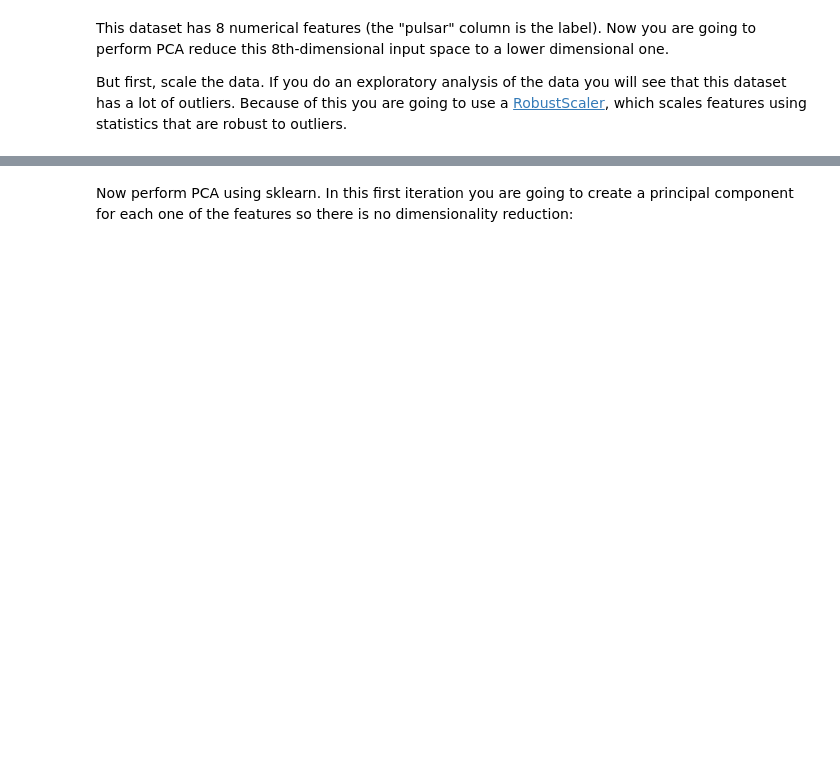
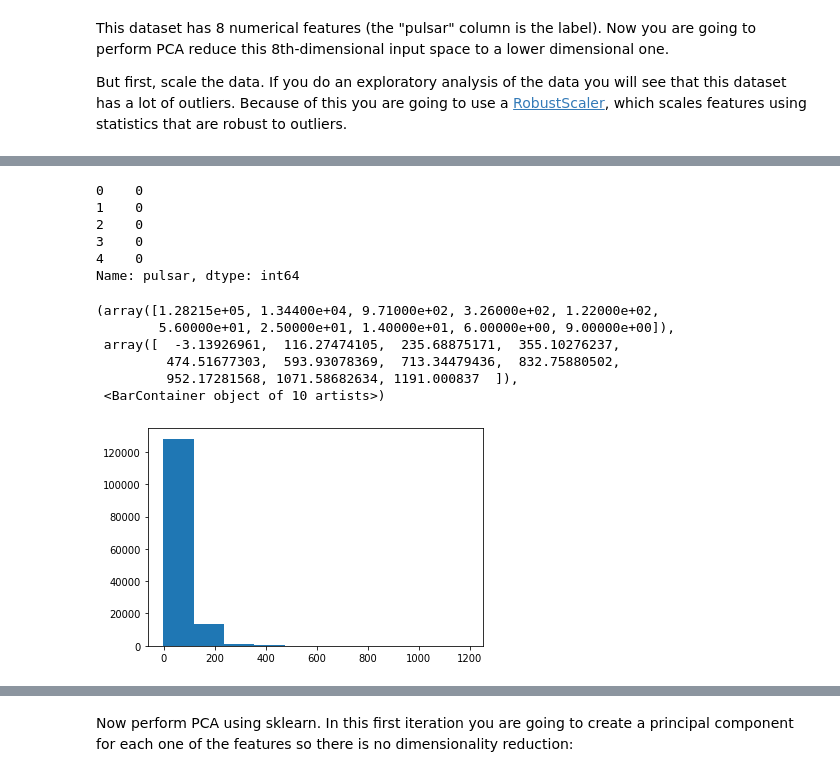
Before and after one commit to zhulingchen/Machine-Learning-Engineering-for-Production-MLOps-Specialization, a Jupyter notebook: Machine Learning Modeling Pipelines in Production/C3W2-Lab/C3_W2_Lab_2_Algorithmic_Dimensionality.ipynb, the cells around one changed output, grey strips where cells are left out. Cells and saved outputs as stored; diff of their text form; code cells hidden in the pictures; blank space fills up the shorter version.

```diff
--- a/Machine Learning Modeling Pipelines in Production/C3W2-Lab/C3_W2_Lab_2_Algorithmic_Dimensionality.ipynb
+++ b/Machine Learning Modeling Pipelines in Production/C3W2-Lab/C3_W2_Lab_2_Algorithmic_Dimensionality.ipynb
@@ -26,7 +27,13 @@ In the lecture you saw PCA applied to the Iris dataset. This dataset has been us
 Begin by downloading the dataset:
 # %%
 # Download zip file
-!wget https://archive.ics.uci.edu/ml/machine-learning-databases/00372/HTRU2.zip
+!curl https://archive.ics.uci.edu/ml/machine-learning-databases/00372/HTRU2.zip -o HTRU2.zip
 
 # Unzip it
-!unzip HTRU2.zip
+data_folder = os.path.join('.', 'data')
+import zipfile
+with zipfile.ZipFile('HTRU2.zip', 'r') as zip_ref:
+    zip_ref.extractall(data_folder)
+
+# Delete the downloaded zip file
+os.remove('HTRU2.zip')
@@ -34,9 +54,9 @@ Begin by downloading the dataset:
 Load the data into a dataframe for easier inspection:
 # %%
 # Load data into a pandas dataframe
-data = pd.read_csv("HTRU_2.csv", names=['mean_ip', 'sd_ip', 'ec_ip',
-                                        'sw_ip', 'mean_dm', 'sd_dm',
-                                        'ec_dm', 'sw_dm', 'pulsar'])
+data = pd.read_csv(os.path.join(data_folder, 'HTRU_2.csv'), names=['mean_ip', 'sd_ip', 'ec_ip',
+                                                                   'sw_ip', 'mean_dm', 'sd_dm',
+                                                                   'ec_dm', 'sw_dm', 'pulsar'])
 
 # Take a look at the data
 data.head()
@@ -55,0 +92,19 @@ robust_data = RobustScaler().fit_transform(features)
+# %%
+labels.head()
+# %% [output]
+0    0
+1    0
+2    0
+3    0
+4    0
+Name: pulsar, dtype: int64
+# %%
+plt.hist(features.to_numpy().reshape(-1))
+# %% [output]
+(array([1.28215e+05, 1.34400e+04, 9.71000e+02, 3.26000e+02, 1.22000e+02,
+        5.60000e+01, 2.50000e+01, 1.40000e+01, 6.00000e+00, 9.00000e+00]),
+ array([  -3.13926961,  116.27474105,  235.68875171,  355.10276237,
+         474.51677303,  593.93078369,  713.34479436,  832.75880502,
+         952.17281568, 1071.58682634, 1191.000837  ]),
+ <BarContainer object of 10 artists>)
+[figure, added]
```
Also changed, not shown: parts of 43 cells of this notebook.
